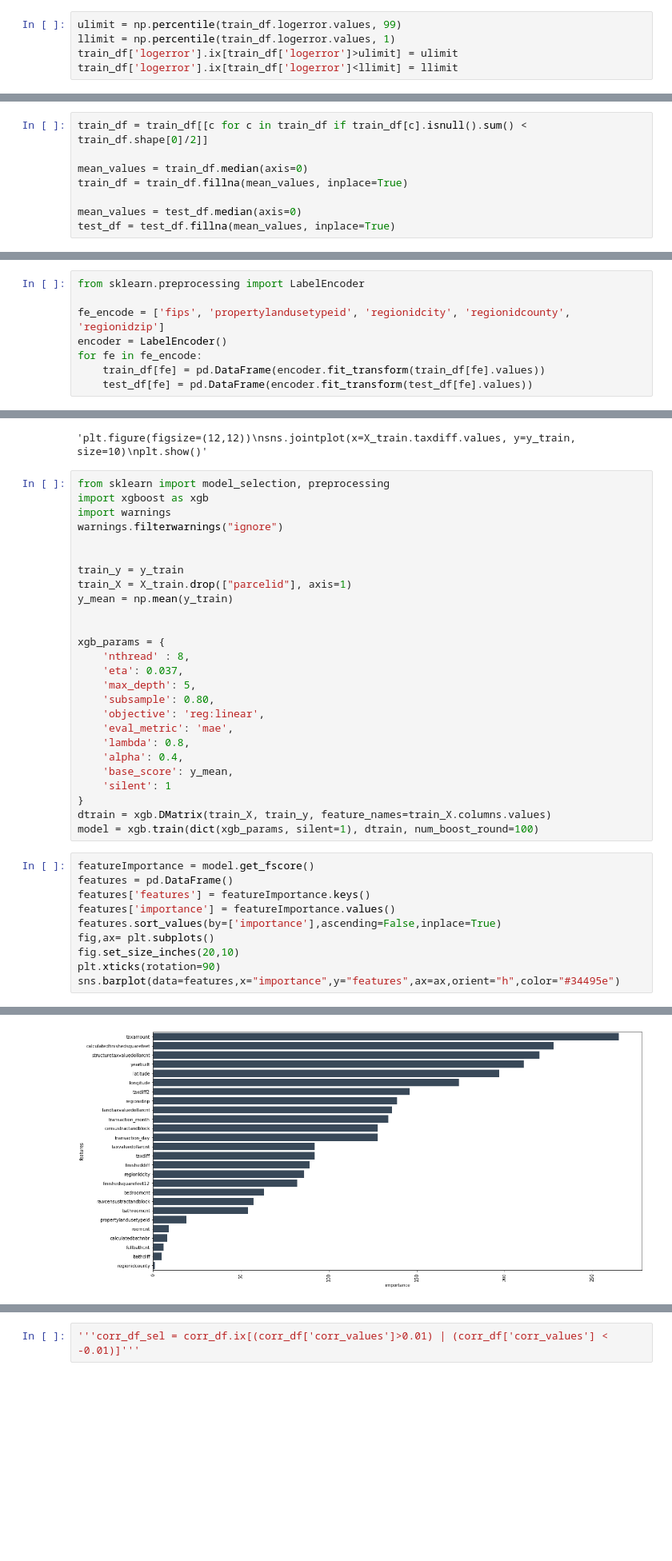
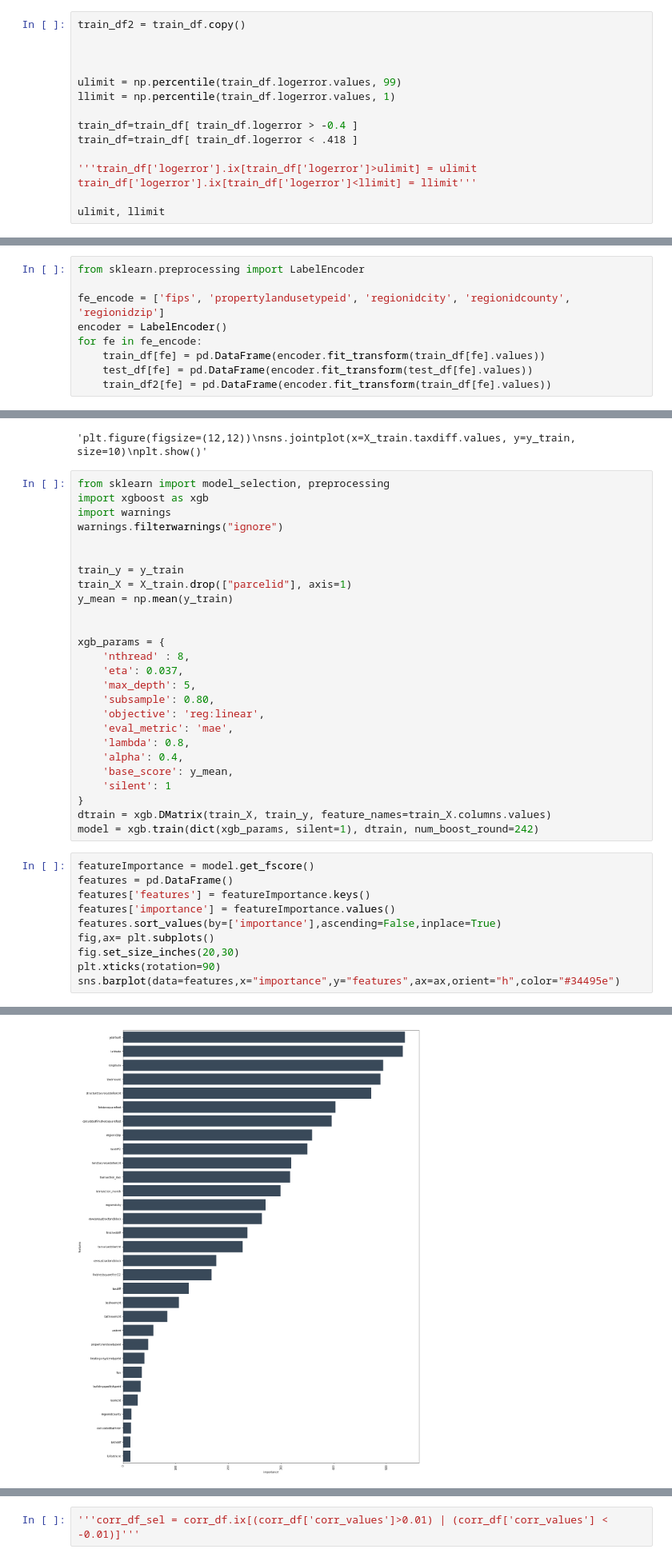
Before and after one commit to wluo-personal/AlphaBoosting, a Jupyter notebook: masaki/zillow.ipynb, the cells around one changed output, grey strips where cells are left out. Shown at 80% size. Cells and saved outputs as stored; diff of their text form; blank space fills up the shorter version.

```diff
--- a/masaki/zillow.ipynb
+++ b/masaki/zillow.ipynb
@@ -46,6 +56,16 @@ gc.collect();
 # %%
+train_df2 = train_df.copy()
+
+
+
 ulimit = np.percentile(train_df.logerror.values, 99)
 llimit = np.percentile(train_df.logerror.values, 1)
-train_df['logerror'].ix[train_df['logerror']>ulimit] = ulimit
-train_df['logerror'].ix[train_df['logerror']<llimit] = llimit
+
+train_df=train_df[ train_df.logerror > -0.4 ]
+train_df=train_df[ train_df.logerror < .418 ]
+
+'''train_df['logerror'].ix[train_df['logerror']>ulimit] = ulimit
+train_df['logerror'].ix[train_df['logerror']<llimit] = llimit'''
+
+ulimit, llimit
 # %% [output]
@@ -66,8 +72,0 @@ http://pandas.pydata.org/pandas-docs/stable/indexing.html#ix-indexer-is-deprecat
-# %%
-train_df = train_df[[c for c in train_df if train_df[c].isnull().sum() < train_df.shape[0]/2]]
-
-mean_values = train_df.median(axis=0)
-train_df = train_df.fillna(mean_values, inplace=True)
-
-mean_values = test_df.median(axis=0)
-test_df = test_df.fillna(mean_values, inplace=True)
@@ -88,6 +127,7 @@ encoder = LabelEncoder()
 for fe in fe_encode:
     train_df[fe] = pd.DataFrame(encoder.fit_transform(train_df[fe].values))
     test_df[fe] = pd.DataFrame(encoder.fit_transform(test_df[fe].values))
+    train_df2[fe] = pd.DataFrame(encoder.fit_transform(train_df[fe].values))
 # %%
 from sklearn.cross_validation import train_test_split
 
@@ -190,18 +197,18 @@ xgb_params = {
     'silent': 1
 }
 dtrain = xgb.DMatrix(train_X, train_y, feature_names=train_X.columns.values)
-model = xgb.train(dict(xgb_params, silent=1), dtrain, num_boost_round=100)
+model = xgb.train(dict(xgb_params, silent=1), dtrain, num_boost_round=242)
 # %%
 featureImportance = model.get_fscore()
 features = pd.DataFrame()
 features['features'] = featureImportance.keys()
 features['importance'] = featureImportance.values()
 features.sort_values(by=['importance'],ascending=False,inplace=True)
 fig,ax= plt.subplots()
-fig.set_size_inches(20,10)
+fig.set_size_inches(20,30)
 plt.xticks(rotation=90)
 sns.barplot(data=features,x="importance",y="features",ax=ax,orient="h",color="#34495e")
 # %% [output]
 <matplotlib.axes._subplots.AxesSubplot at 0x...>
-[figure, old version]
+[figure, new version]
 # %%
```
Also changed, not shown: parts of 31 cells of this notebook, 1 other file.
